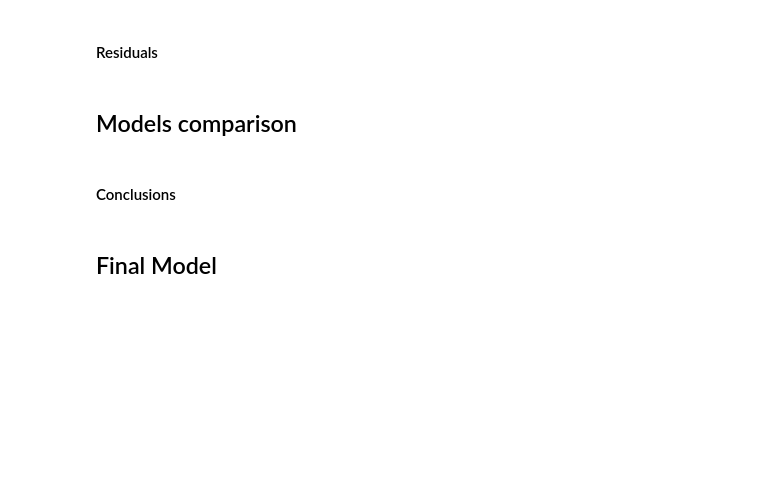
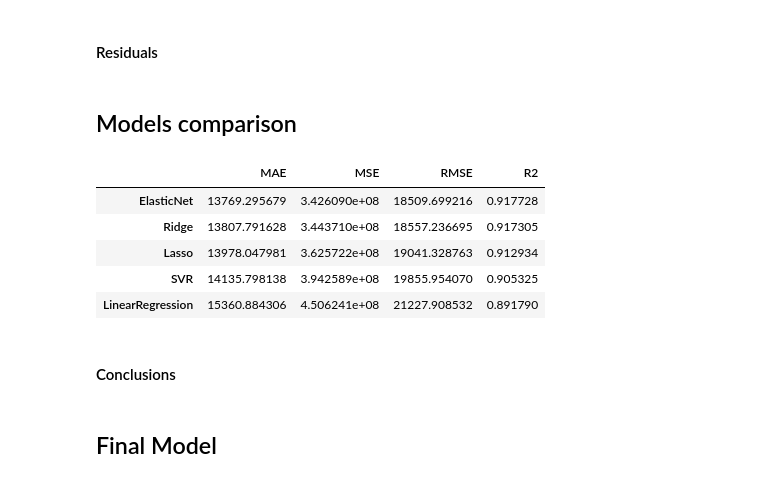
Before and after one commit to marta-glanowska/data-science, a Jupyter notebook: Projects/Regression/Regression_housing_prices.ipynb, the cells around one changed output. Drawn from its saved outputs; the diff is of its cells as text; code cells hidden in the pictures; blank space fills up the shorter version.

```diff
--- a/Projects/Regression/Regression_housing_prices.ipynb
+++ b/Projects/Regression/Regression_housing_prices.ipynb
@@ -536,0 +575,5 @@ print_residuals(models_list)
+# %%
+MAE = mean_absolute_error(y_test, y_pred)
+MSE = mean_squared_error(y_test, y_pred)
+RMSE = root_mean_squared_error(y_test, y_pred)
+R2 = r2_score(y_test, y_pred)
@@ -537,2 +587,4 @@ print_residuals(models_list)
+# %%
+evaluation_dict['SVR'] =  {"MAE": MAE, "MSE": MSE, "RMSE": RMSE, "R2": R2}
 # %% [markdown]
 #### Overfitting check
@@ -560,6 +629,16 @@ print_residuals(models_list)
 #### Residuals
 # %% [markdown]
 ## Models comparison
+# %%
+df_evaluation = pd.DataFrame(evaluation_dict).T.sort_values(by="R2", ascending=False)
+df_evaluation
+# %% [output]
+|  | MAE | MSE | RMSE | R2 |
+| ElasticNet | 13769.295679 | 3.426090e+08 | 18509.699216 | 0.917728 |
+| Ridge | 13807.791628 | 3.443710e+08 | 18557.236695 | 0.917305 |
+| Lasso | 13978.047981 | 3.625722e+08 | 19041.328763 | 0.912934 |
+| SVR | 14135.798138 | 3.942589e+08 | 19855.954070 | 0.905325 |
+| LinearRegression | 15360.884306 | 4.506241e+08 | 21227.908532 | 0.891790 |
 # %% [markdown]
 #### Conclusions
 # %% [markdown]
```
Also changed, not shown: parts of 23 cells of this notebook.
